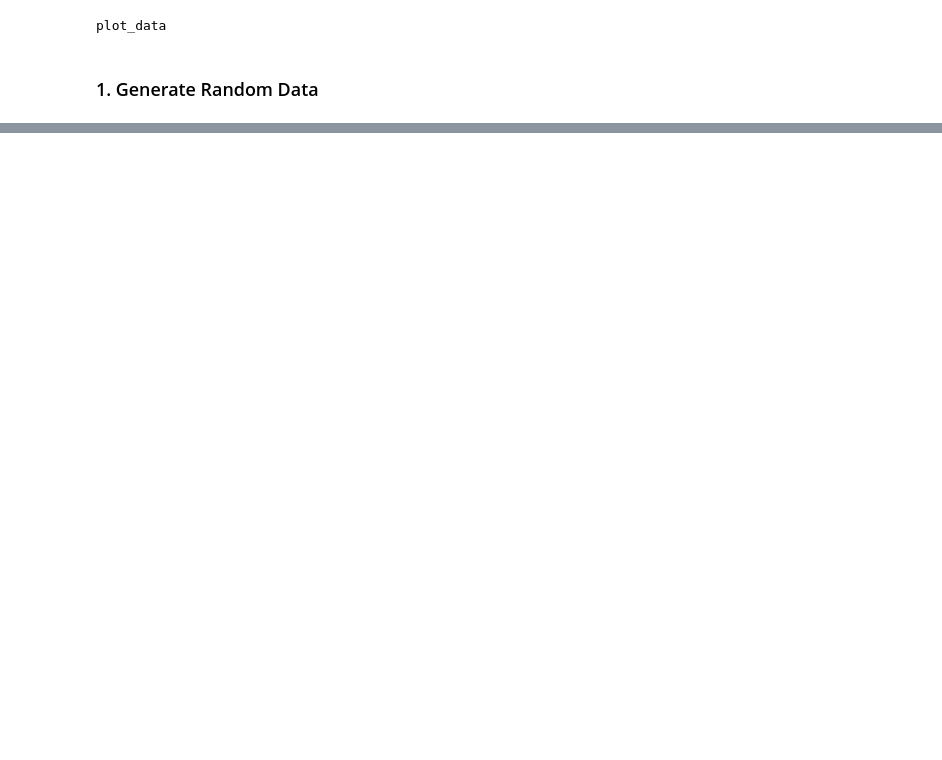
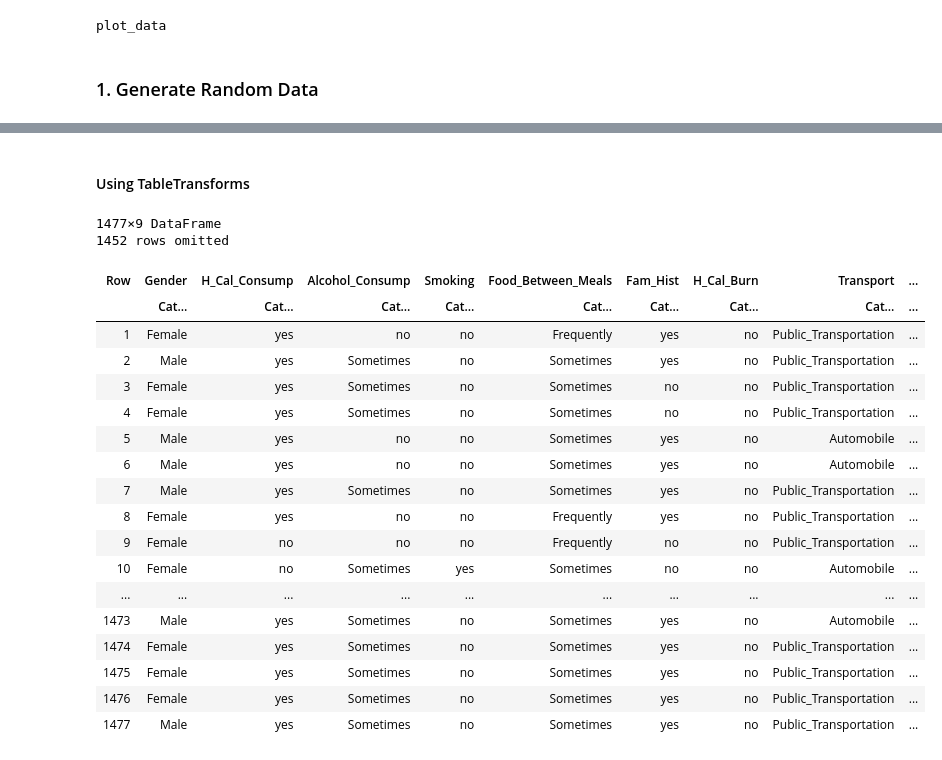
Before and after one commit to JuliaAI/Imbalance.jl, a Jupyter notebook: examples/smoten.ipynb, the cells around one changed output, grey strips where cells are left out. Cells and saved outputs as stored; diff of their text form; code cells hidden in the pictures; blank space fills up the shorter version.

```diff
--- a/examples/smoten.ipynb
+++ b/examples/smoten.ipynb
@@ -125,0 +135,25 @@ Xover
+# %% [markdown]
+#### Using TableTransforms
+# %%
+Xy
+# %% [output]
+1477×9 DataFrame
+1452 rows omitted
+| Row | Gender | H_Cal_Consump | Alcohol_Consump | Smoking | Food_Between_Meals | Fam_Hist | H_Cal_Burn | Transport | ... |
+|  | Cat… | Cat… | Cat… | Cat… | Cat… | Cat… | Cat… | Cat… | ... |
+| 1 | Female | yes | no | no | Frequently | yes | no | Public_Transportation | ... |
+| 2 | Male | yes | Sometimes | no | Sometimes | yes | no | Public_Transportation | ... |
+| 3 | Female | yes | Sometimes | no | Sometimes | no | no | Public_Transportation | ... |
+| 4 | Female | yes | Sometimes | no | Sometimes | no | no | Public_Transportation | ... |
+| 5 | Male | yes | no | no | Sometimes | yes | no | Automobile | ... |
+| 6 | Male | yes | no | no | Sometimes | yes | no | Automobile | ... |
+| 7 | Male | yes | Sometimes | no | Sometimes | yes | no | Public_Transportation | ... |
+| 8 | Female | yes | no | no | Frequently | yes | no | Public_Transportation | ... |
+| 9 | Female | no | no | no | Frequently | no | no | Public_Transportation | ... |
+| 10 | Female | no | Sometimes | yes | Sometimes | no | no | Automobile | ... |
+| ... | ... | ... | ... | ... | ... | ... | ... | ... | ... |
+| 1473 | Male | yes | Sometimes | no | Sometimes | yes | no | Automobile | ... |
+| 1474 | Female | yes | Sometimes | no | Sometimes | yes | no | Public_Transportation | ... |
+| 1475 | Female | yes | Sometimes | no | Sometimes | yes | no | Public_Transportation | ... |
+| 1476 | Female | yes | Sometimes | no | Sometimes | yes | no | Public_Transportation | ... |
+| 1477 | Male | yes | Sometimes | no | Sometimes | yes | no | Public_Transportation | ... |
```
Also changed, not shown: parts of 17 cells of this notebook, 6 other files.
